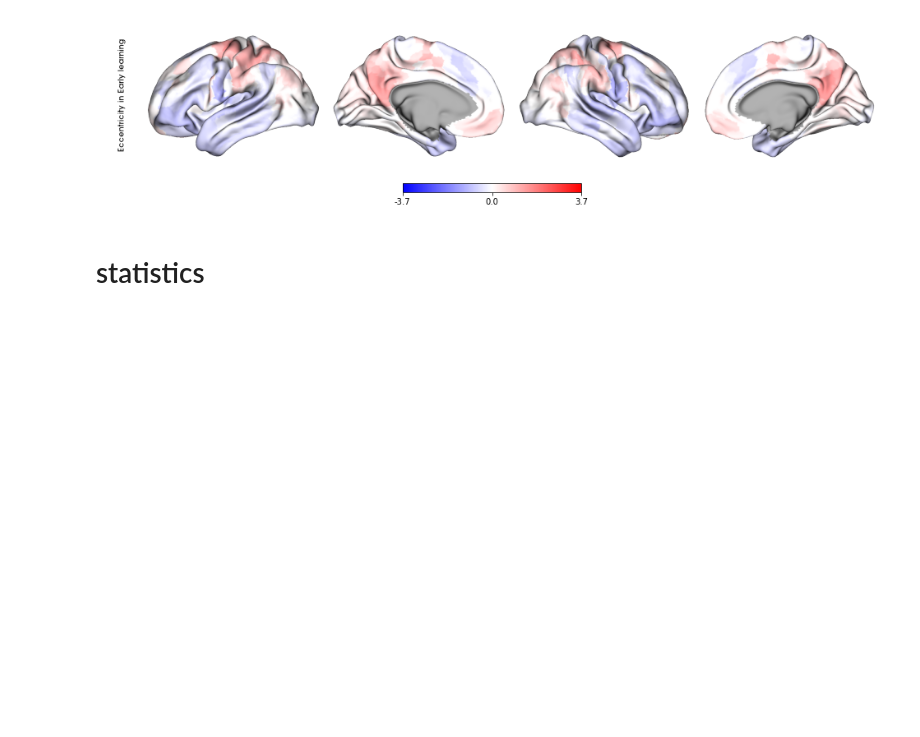
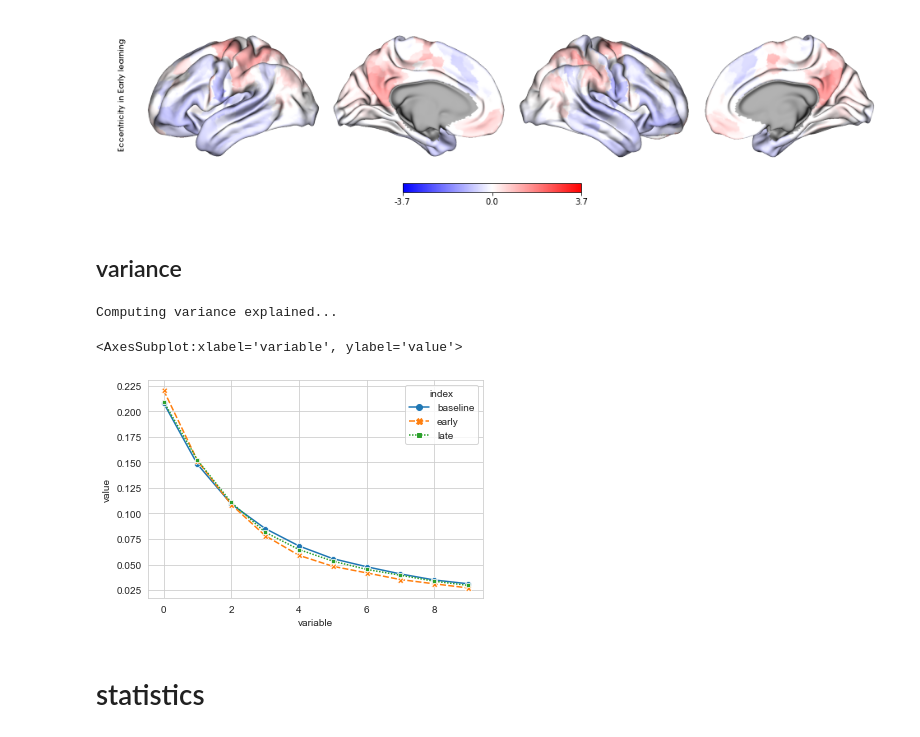
Before and after one commit to qniksefat/gradecc, a Jupyter notebook: RUNME.ipynb, the cells around one changed output. Drawn from its saved outputs; the diff is of its cells as text; code cells hidden in the pictures; blank space fills up the shorter version.

Commit message:
add variance explained

```diff
--- a/RUNME.ipynb
+++ b/RUNME.ipynb
@@ -94,6 +94,24 @@ Reading data from data/measures.csv
 [figure]
 # %%
 # todo table of grads epics
+# %% [markdown]
+## variance
+# %%
+from gradient import variance_explained
+
+variance = variance_explained(epic_list=None, reference_epic='baseline')
+# %% [output]
+Computing variance explained...
+# %%
+import seaborn as sns
+import pandas as pd
+
+sns.lineplot(y='value', x='variable', hue='index',
+             style='index', markers=True,
+    data=pd.melt(variance.reset_index(),['index']))
+# %% [output]
+<AxesSubplot:xlabel='variable', ylabel='value'>
+[figure, added]
 # %% [markdown]
 # statistics
 # %% [markdown]
```
Also changed, not shown: 1 other file.
